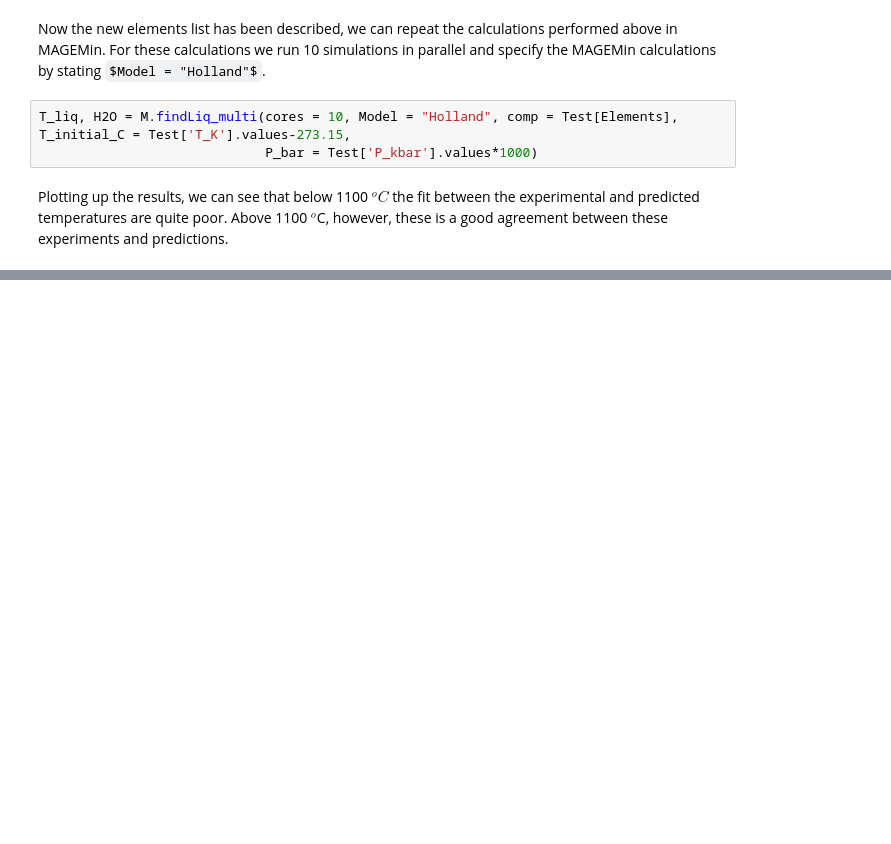
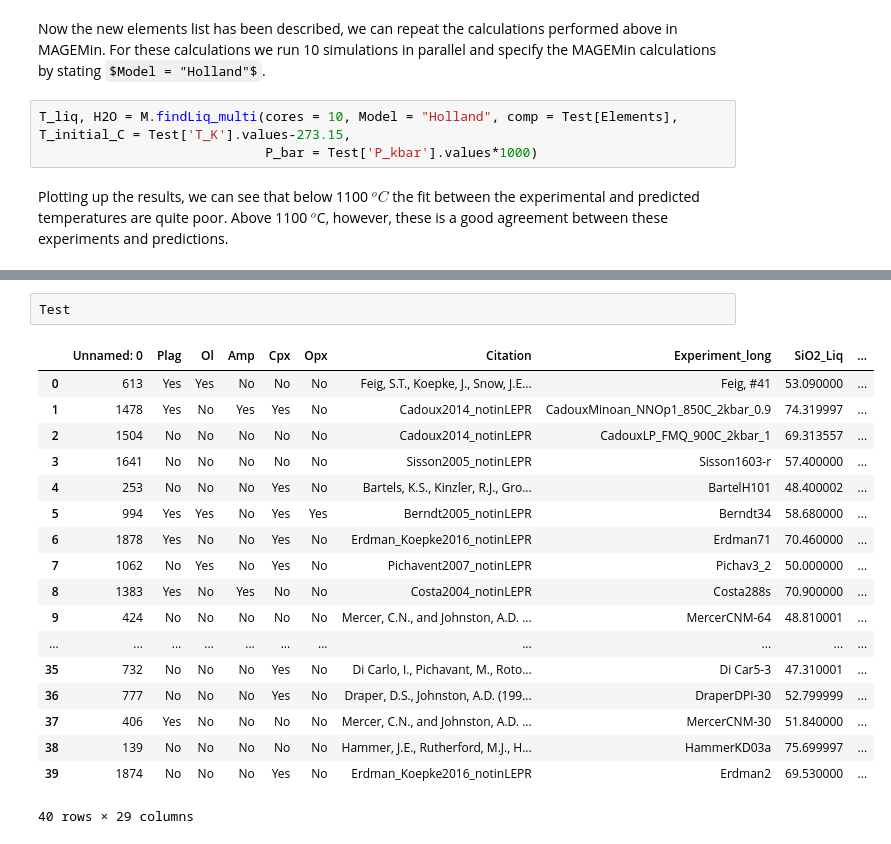
Before and after one commit to gleesonm1/PetThermoTools, a Jupyter notebook: Examples/LiquidusTests/LiquidusTest.ipynb, the cells around one changed output, grey strips where cells are left out. Drawn from its saved outputs; the diff is of its cells as text; some formulas as TeX source; blank space fills up the shorter version.

```diff
--- a/Examples/LiquidusTests/LiquidusTest.ipynb
+++ b/Examples/LiquidusTests/LiquidusTest.ipynb
@@ -69,0 +71,21 @@ Text(0, 0.5, 'Experimental Temperature ($^{o}$C)')
+# %%
+Test
+# %% [output]
+|  | Unnamed: 0 | Plag | Ol | Amp | Cpx | Opx | Citation | Experiment_long | SiO2_Liq | ... |
+| 0 | 613 | Yes | Yes | No | No | No | Feig, S.T., Koepke, J., Snow, J.E... | Feig, #41 | 53.090000 | ... |
+| 1 | 1478 | Yes | No | Yes | Yes | No | Cadoux2014_notinLEPR | CadouxMinoan_NNOp1_850C_2kbar_0.9 | 74.319997 | ... |
+| 2 | 1504 | No | No | No | No | No | Cadoux2014_notinLEPR | CadouxLP_FMQ_900C_2kbar_1 | 69.313557 | ... |
+| 3 | 1641 | No | No | No | No | No | Sisson2005_notinLEPR | Sisson1603-r | 57.400000 | ... |
+| 4 | 253 | No | No | No | Yes | No | Bartels, K.S., Kinzler, R.J., Gro... | BartelH101 | 48.400002 | ... |
+| 5 | 994 | Yes | Yes | No | Yes | Yes | Berndt2005_notinLEPR | Berndt34 | 58.680000 | ... |
+| 6 | 1878 | Yes | No | No | Yes | No | Erdman_Koepke2016_notinLEPR | Erdman71 | 70.460000 | ... |
+| 7 | 1062 | No | Yes | No | Yes | No | Pichavent2007_notinLEPR | Pichav3_2 | 50.000000 | ... |
+| 8 | 1383 | Yes | No | Yes | No | No | Costa2004_notinLEPR | Costa288s | 70.900000 | ... |
+| 9 | 424 | No | No | No | No | No | Mercer, C.N., and Johnston, A.D. ... | MercerCNM-64 | 48.810001 | ... |
+| ... | ... | ... | ... | ... | ... | ... | ... | ... | ... | ... |
+| 35 | 732 | No | No | No | Yes | No | Di Carlo, I., Pichavant, M., Roto... | Di Car5-3 | 47.310001 | ... |
+| 36 | 777 | No | No | No | Yes | No | Draper, D.S., Johnston, A.D. (199... | DraperDPI-30 | 52.799999 | ... |
+| 37 | 406 | Yes | No | No | No | No | Mercer, C.N., and Johnston, A.D. ... | MercerCNM-30 | 51.840000 | ... |
+| 38 | 139 | No | No | No | No | No | Hammer, J.E., Rutherford, M.J., H... | HammerKD03a | 75.699997 | ... |
+| 39 | 1874 | No | No | No | Yes | No | Erdman_Koepke2016_notinLEPR | Erdman2 | 69.530000 | ... |
+40 rows × 29 columns
```
Also changed, not shown: parts of 6 cells of this notebook, 31 other files.
